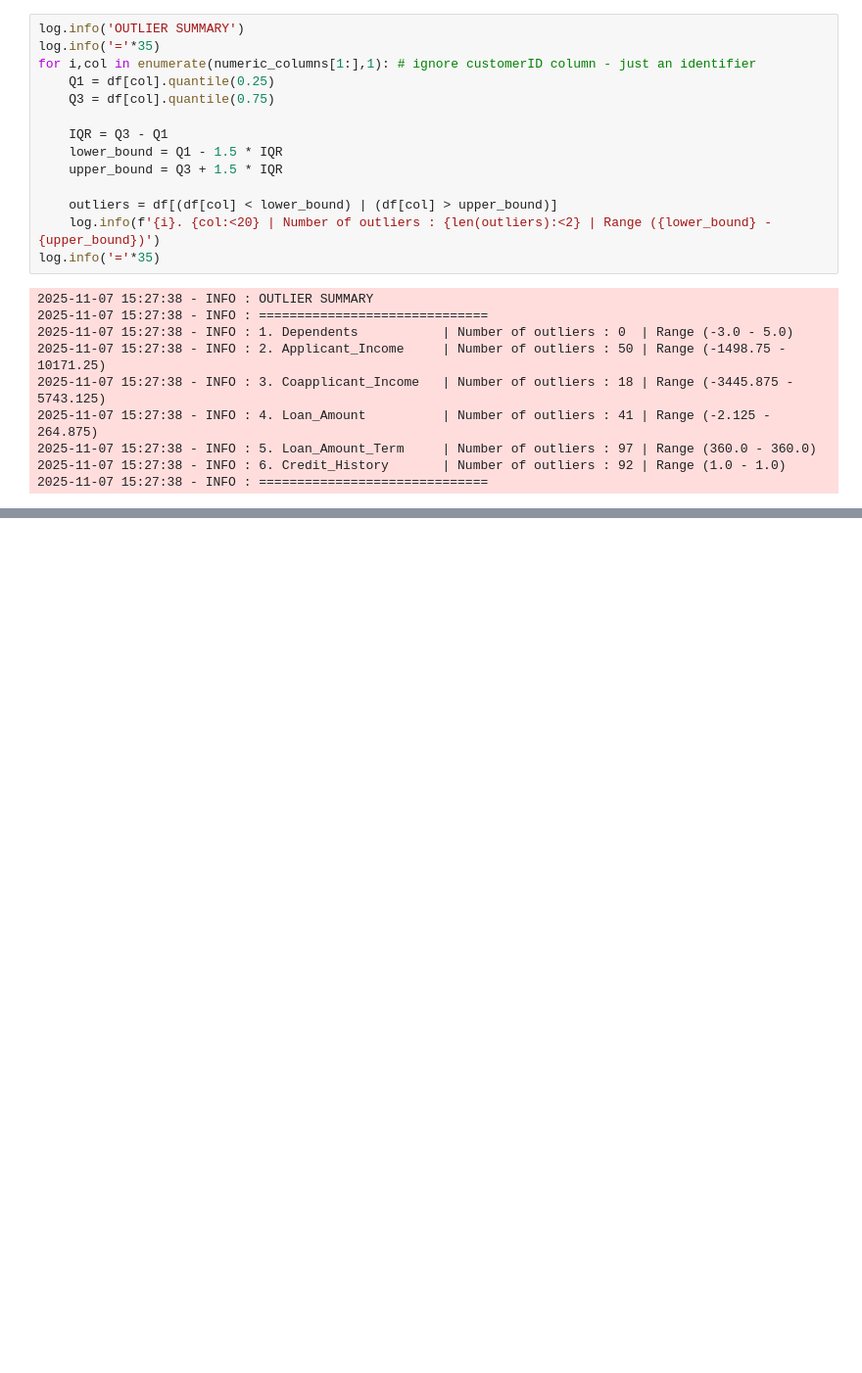
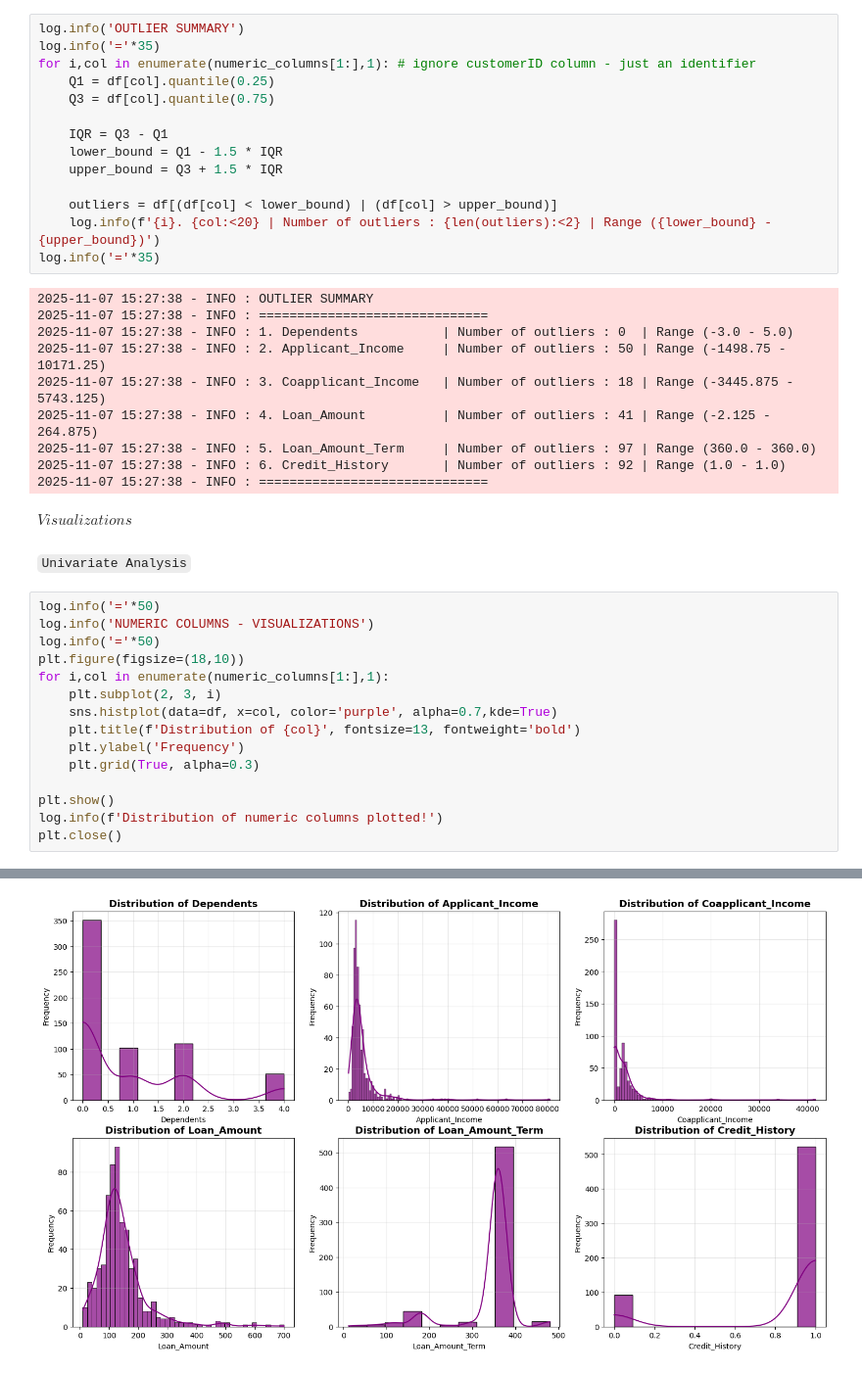
Before and after one commit to Maxwell-Selassie/Loan-Eligibility-Prediction, a Jupyter notebook: notebooks/EDA_pipeline.ipynb, the cells around one changed output, grey strips where cells are left out. Shown: that part at 98% size. Drawn from its saved outputs; the diff is of its cells as text; blank space fills up the shorter version.

```diff
--- a/notebooks/EDA_pipeline.ipynb
+++ b/notebooks/EDA_pipeline.ipynb
@@ -241,3 +239,23 @@ log.info('='*35)
 2025-11-07 15:27:38 - INFO : 5. Loan_Amount_Term     | Number of outliers : 97 | Range (360.0 - 360.0)
 2025-11-07 15:27:38 - INFO : 6. Credit_History       | Number of outliers : 92 | Range (1.0 - 1.0)
 2025-11-07 15:27:38 - INFO : ==============================
+# %% [markdown]
+$Visualizations$
+# %% [markdown]
+`Univariate Analysis`
+# %%
+log.info('='*50)
+log.info('NUMERIC COLUMNS - VISUALIZATIONS')
+log.info('='*50)
+plt.figure(figsize=(18,10))
+for i,col in enumerate(numeric_columns[1:],1):
+    plt.subplot(2, 3, i)
+    sns.histplot(data=df, x=col, color='purple', alpha=0.7,kde=True)
+    plt.title(f'Distribution of {col}', fontsize=13, fontweight='bold')
+    plt.ylabel('Frequency')
+    plt.grid(True, alpha=0.3)
+
+plt.show()
+log.info(f'Distribution of numeric columns plotted!')
+plt.close()
+# %% [output]
@@ -243,0 +265 @@ log.info('='*35)
+[figure, added]
```
Also changed, not shown: parts of 3 cells of this notebook.
